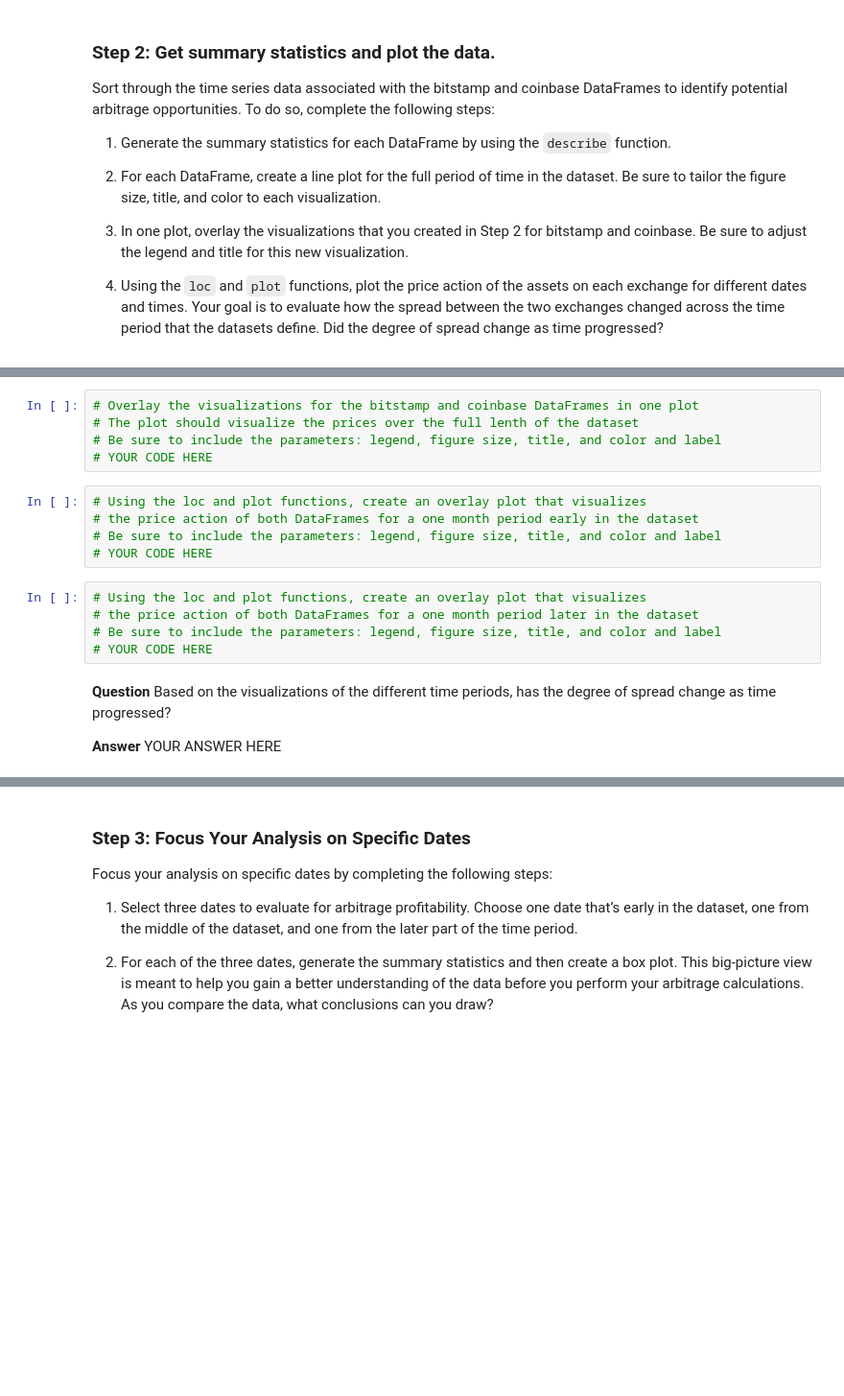
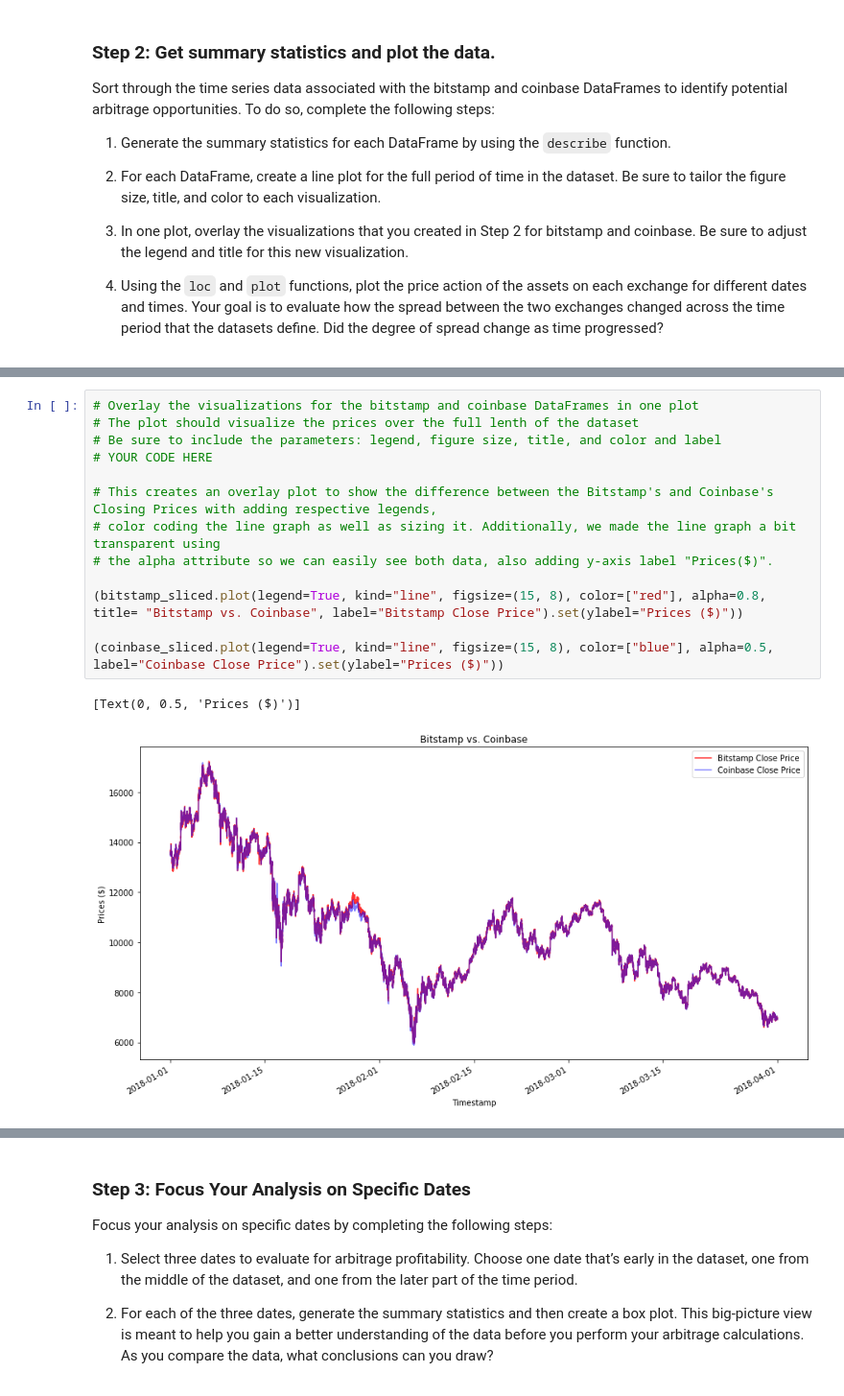
Before and after one commit to juzcho/Crypto_Arbritrage, a Jupyter notebook: crypto_arbitrage.ipynb, the cells around one changed output, grey strips where cells are left out. Shown: that part at 96% size. Drawn from its saved outputs; the diff is of its cells as text; blank space fills up the shorter version.

```diff
--- a/crypto_arbitrage.ipynb
+++ b/crypto_arbitrage.ipynb
@@ -304,19 +414,16 @@ Sort through the time series data associated with the bitstamp and coinbase Data
 # %%
 # Overlay the visualizations for the bitstamp and coinbase DataFrames in one plot
 # The plot should visualize the prices over the full lenth of the dataset
 # Be sure to include the parameters: legend, figure size, title, and color and label
 # YOUR CODE HERE
+
+# This creates an overlay plot to show the difference between the Bitstamp's and Coinbase's Closing Prices with adding respective legends,
+# color coding the line graph as well as sizing it. Additionally, we made the line graph a bit transparent using
+# the alpha attribute so we can easily see both data, also adding y-axis label "Prices($)".
+
+(bitstamp_sliced.plot(legend=True, kind="line", figsize=(15, 8), color=["red"], alpha=0.8, title= "Bitstamp vs. Coinbase", label="Bitstamp Close Price").set(ylabel="Prices ($)"))
+
+(coinbase_sliced.plot(legend=True, kind="line", figsize=(15, 8), color=["blue"], alpha=0.5, label="Coinbase Close Price").set(ylabel="Prices ($)"))
+# %% [output]
+[Text(0, 0.5, 'Prices ($)')]
+[figure, added]
-# %%
-# Using the loc and plot functions, create an overlay plot that visualizes
-# the price action of both DataFrames for a one month period early in the dataset
-# Be sure to include the parameters: legend, figure size, title, and color and label
-# YOUR CODE HERE
-# %%
-# Using the loc and plot functions, create an overlay plot that visualizes
-# the price action of both DataFrames for a one month period later in the dataset
-# Be sure to include the parameters: legend, figure size, title, and color and label
-# YOUR CODE HERE
-# %% [markdown]
-**Question** Based on the visualizations of the different time periods, has the degree of spread change as time progressed?
-
-**Answer** YOUR ANSWER HERE
```
Also changed, not shown: parts of 85 cells of this notebook.
